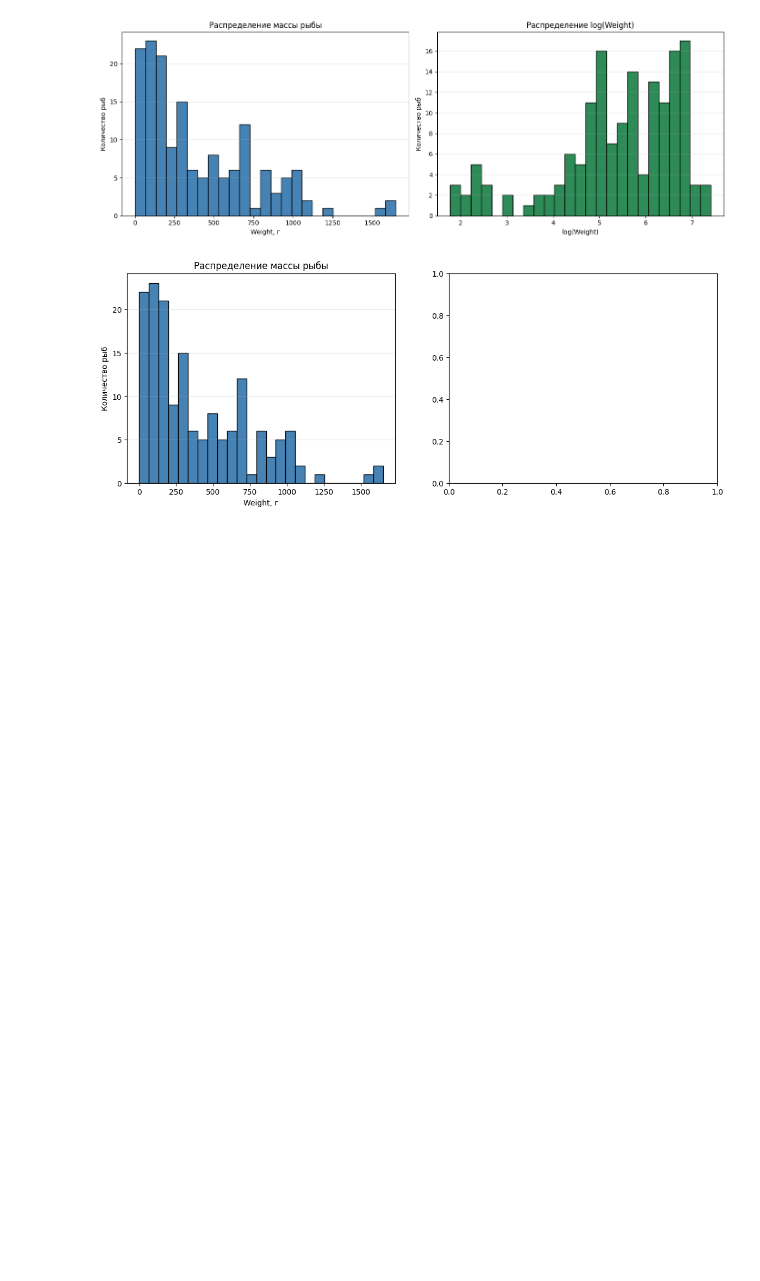
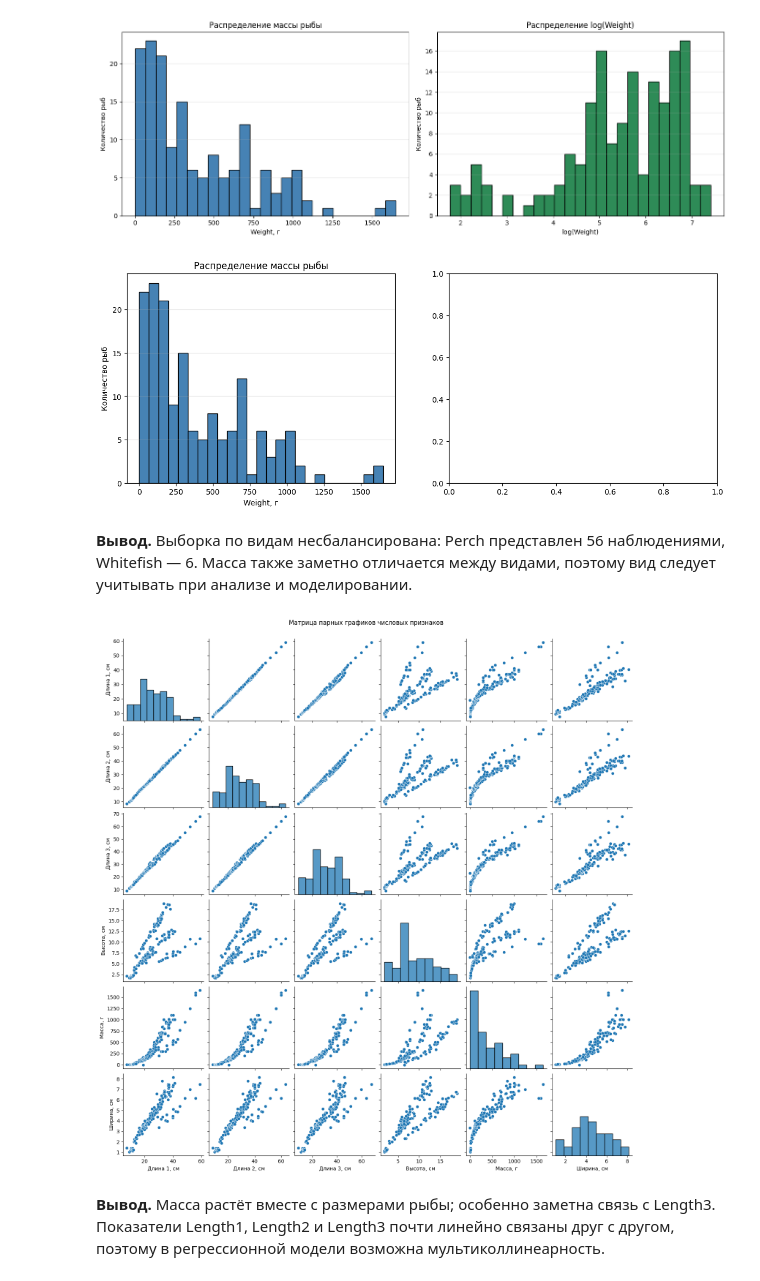
Before and after one commit to KSveselov/lab_3_ai, a Jupyter notebook: lab_1/Fish-Dimensions-Regression-Analysis/notebooks/01-eda.ipynb, the cells around one changed output. Cells and saved outputs as stored; diff of their text form; code cells hidden in the pictures; blank space fills up the shorter version.

```diff
--- a/lab_1/Fish-Dimensions-Regression-Analysis/notebooks/01-eda.ipynb
+++ b/lab_1/Fish-Dimensions-Regression-Analysis/notebooks/01-eda.ipynb
@@ -112,2 +122,21 @@ axes[0].grid(axis="y", alpha=0.3)
 # %% [output]
 [figure]
+# %% [markdown]
+**Вывод.** Выборка по видам несбалансирована: Perch представлен 56 наблюдениями, Whitefish — 6. Масса также заметно отличается между видами, поэтому вид следует учитывать при анализе и моделировании.
+# %%
+import seaborn as sns
+
+selected_features = ["Length1", "Length2", "Length3", "Height", "Weight", "Width"]
+axis_names = {"Length1": "Длина 1, см", "Length2": "Длина 2, см", "Length3": "Длина 3, см", "Height": "Высота, см", "Weight": "Масса, г", "Width": "Ширина, см"}
+g = sns.pairplot(df[selected_features], diag_kind="hist")
+for i, row in enumerate(g.axes):
+    for j, ax in enumerate(row):
+        if ax is not None:
+            ax.set_xlabel(axis_names[g.x_vars[j]])
+            ax.set_ylabel(axis_names[g.y_vars[i]])
+g.fig.suptitle("Матрица парных графиков числовых признаков", y=1.02)
+plt.show()
+# %% [output]
+[figure, added]
+# %% [markdown]
+**Вывод.** Масса растёт вместе с размерами рыбы; особенно заметна связь с Length3. Показатели Length1, Length2 и Length3 почти линейно связаны друг с другом, поэтому в регрессионной модели возможна мультиколлинеарность.
```
Also changed, not shown: parts of 10 cells of this notebook.
